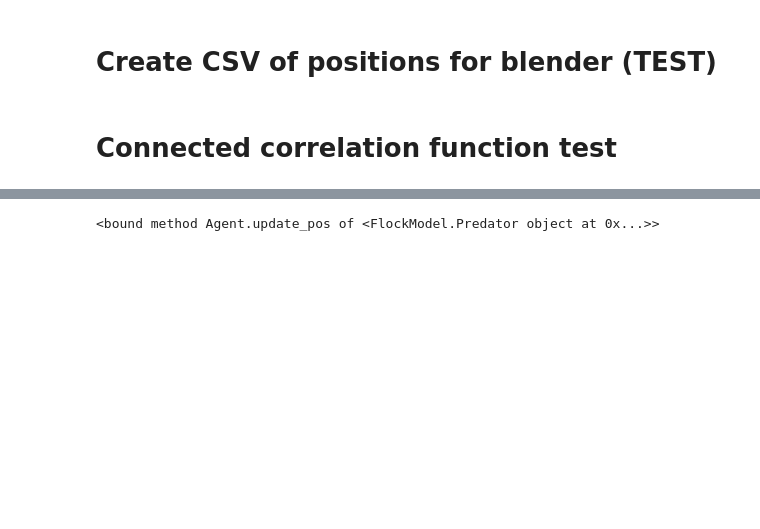
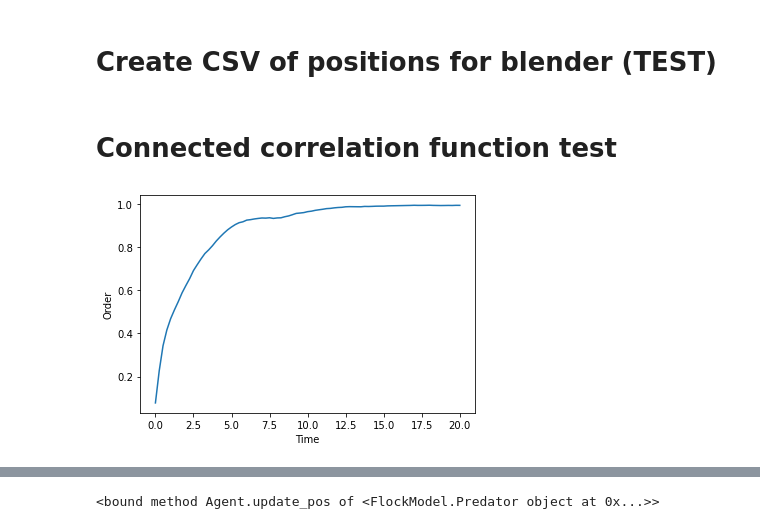
Before and after one commit to mbowditch1/MA932_Flocks, a Jupyter notebook: Flocks.ipynb, the cells around one changed output, grey strips where cells are left out. Saved outputs shown, nothing was run; the diff lists cells and outputs as text; code cells hidden in the pictures; blank space fills up the shorter version.

Commit message:
Added order and correlation measures

```diff
--- a/Flocks.ipynb
+++ b/Flocks.ipynb
@@ -31,8 +33,11 @@ for phenotype in phenotypes:
 # %% [markdown]
 # Connected correlation function test
 # %%
-phenotypes = ["Viscek"]
-for phenotype in phenotypes:
-    model = FlockModel.Model(dt = 0.25, maxtime = 20, noise = 0.01, phenotype = phenotype, density=0.02)
-    model.run()
-    model.animate(name="correlation_test")
+importlib.reload(FlockModel)
+
+model = FlockModel.Model(dt = 0.25, maxtime = 20, noise = 0.01, phenotype = "Viscek", density=5)
+model.run()
+model.animate(name="correlation_test")
+model.order_plot()
+# %% [output]
+[figure, added]
```
Also changed, not shown: parts of 3 cells of this notebook, 2 other files.
